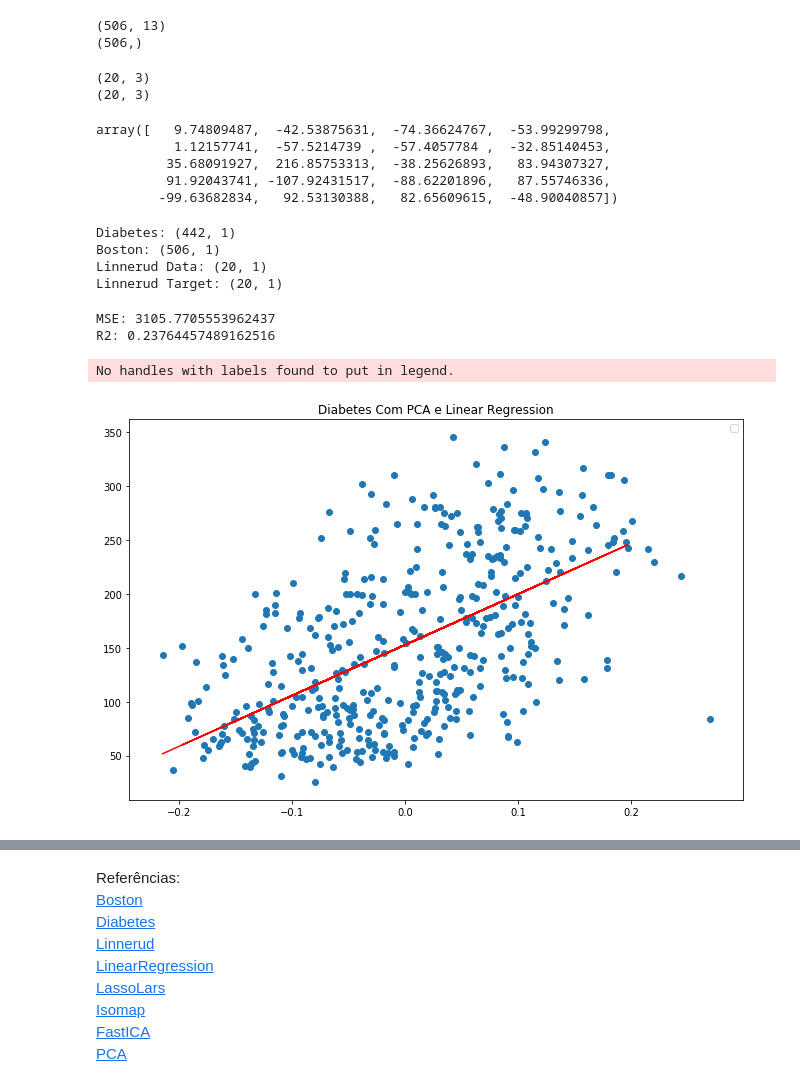
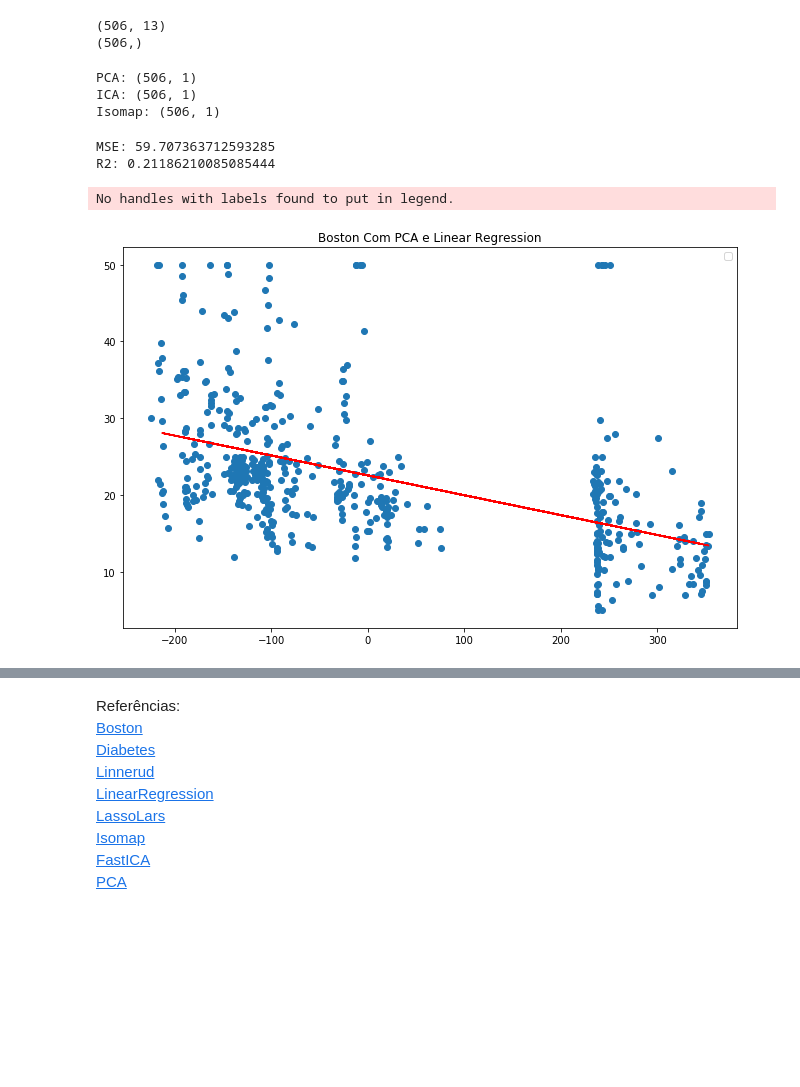
Before and after one commit to gabriel-murakami/SistemasInteligentes, a Jupyter notebook: EC_3.ipynb, the cells around one changed output, grey strips where cells are left out. Drawn from its saved outputs; the diff is of its cells as text; code cells hidden in the pictures; blank space fills up the shorter version.

```diff
--- a/EC_3.ipynb
+++ b/EC_3.ipynb
@@ -54,70 +40,54 @@ print(boston_target.shape)
 # %% [output]
 (506, 13)
 (506,)
-# %%
-print(linnerud_data.shape)
-print(linnerud_target.shape)
-# %% [output]
-(20, 3)
-(20, 3)
 # %%
 from sklearn.decomposition import PCA, FastICA
 from sklearn.manifold import Isomap
 # %%
 pca = PCA(n_components=1)
-diabetes_data_transformed_pca = pca.fit_transform(diabetes_data)
+boston_data_transformed_pca = pca.fit_transform(boston_data)
 
 fastica = FastICA(n_components=1)
 boston_data_transformed_ica = fastica.fit_transform(boston_data)
 
 isomap = Isomap(n_components=1)
-linnerud_data_transformed_iso = isomap.fit_transform(linnerud_data)
-linnerud_target_transformed_iso = isomap.fit_transform(linnerud_target)
-np.reshape(linnerud_data_transformed_iso, (20))
+boston_data_transformed_iso = isomap.fit_transform(boston_data)
-# %% [output]
-array([   9.74809487,  -42.53875631,  -74.36624767,  -53.99299798,
-          1.12157741,  -57.5214739 ,  -57.4057784 ,  -32.85140453,
-         35.68091927,  216.85753313,  -38.25626893,   83.94307327,
-         91.92043741, -107.92431517,  -88.62201896,   87.55746336,
-        -99.63682834,   92.53130388,   82.65609615,  -48.90040857])
 # %%
-print("Diabetes: " + str(diabetes_data_transformed_pca.shape))
-print("Boston: " + str(boston_data_transformed_ica.shape))
-print("Linnerud Data: " + str(linnerud_data_transformed_iso.shape))
-print("Linnerud Target: " + str(linnerud_target_transformed_iso.shape))
+print("PCA: " + str(boston_data_transformed_pca.shape))
+print("ICA: " + str(boston_data_transformed_ica.shape))
+print("Isomap: " + str(boston_data_transformed_iso.shape))
 # %% [output]
-Diabetes: (442, 1)
-Boston: (506, 1)
-Linnerud Data: (20, 1)
-Linnerud Target: (20, 1)
+PCA: (506, 1)
+ICA: (506, 1)
+Isomap: (506, 1)
 # %%
-#Diabetes
+#Boston PCA LinearRegression
 from sklearn.metrics import mean_squared_error, r2_score
 from sklearn import linear_model
 import matplotlib.pyplot as plt
 
 plt.rcParams['figure.figsize'] = (11,7)
 
-x_train, x_test, y_train, y_test = train_test_split(diabetes_data_transformed_pca, diabetes_target, test_size=0.20)
+x_train, x_test, y_train, y_test = train_test_split(boston_data_transformed_pca, boston_target, test_size=0.20)
 
 reg = linear_model.LinearRegression()
 reg.fit(x_train, y_train)
-x_test_diabetes = x_test
-y_test_diabetes = y_test
-y_pred_diabetes = reg.predict(x_test)
+x_test_boston = x_test
+y_test_boston = y_test
+y_pred_boston = reg.predict(x_test)
 
-print("MSE: " + str(mean_squared_error(y_test_diabetes, y_pred_diabetes)))
-print("R2: " + str(r2_score(y_test_diabetes, y_pred_diabetes)))
+print("MSE: " + str(mean_squared_error(y_test_boston, y_pred_boston)))
+print("R2: " + str(r2_score(y_test_boston, y_pred_boston)))
 # %% [output]
-MSE: 3105.7705553962437
-R2: 0.23764457489162516
+MSE: 59.707363712593285
+R2: 0.21186210085085444
 # %%
-plt.scatter(diabetes_data_transformed_pca, diabetes_target)
-plt.plot(x_test_diabetes, y_pred_diabetes, color="red")
-plt.title("Diabetes Com PCA e Linear Regression")
+plt.scatter(boston_data_transformed_pca, boston_target)
+plt.plot(x_test_boston, y_pred_boston, color="red")
+plt.title("Boston Com PCA e Linear Regression")
 plt.legend()
 plt.show()
 # %% [output]
 No handles with labels found to put in legend.
-[figure, old version]
+[figure, new version]
 # %%
```
Also changed, not shown: parts of 6 cells of this notebook.
